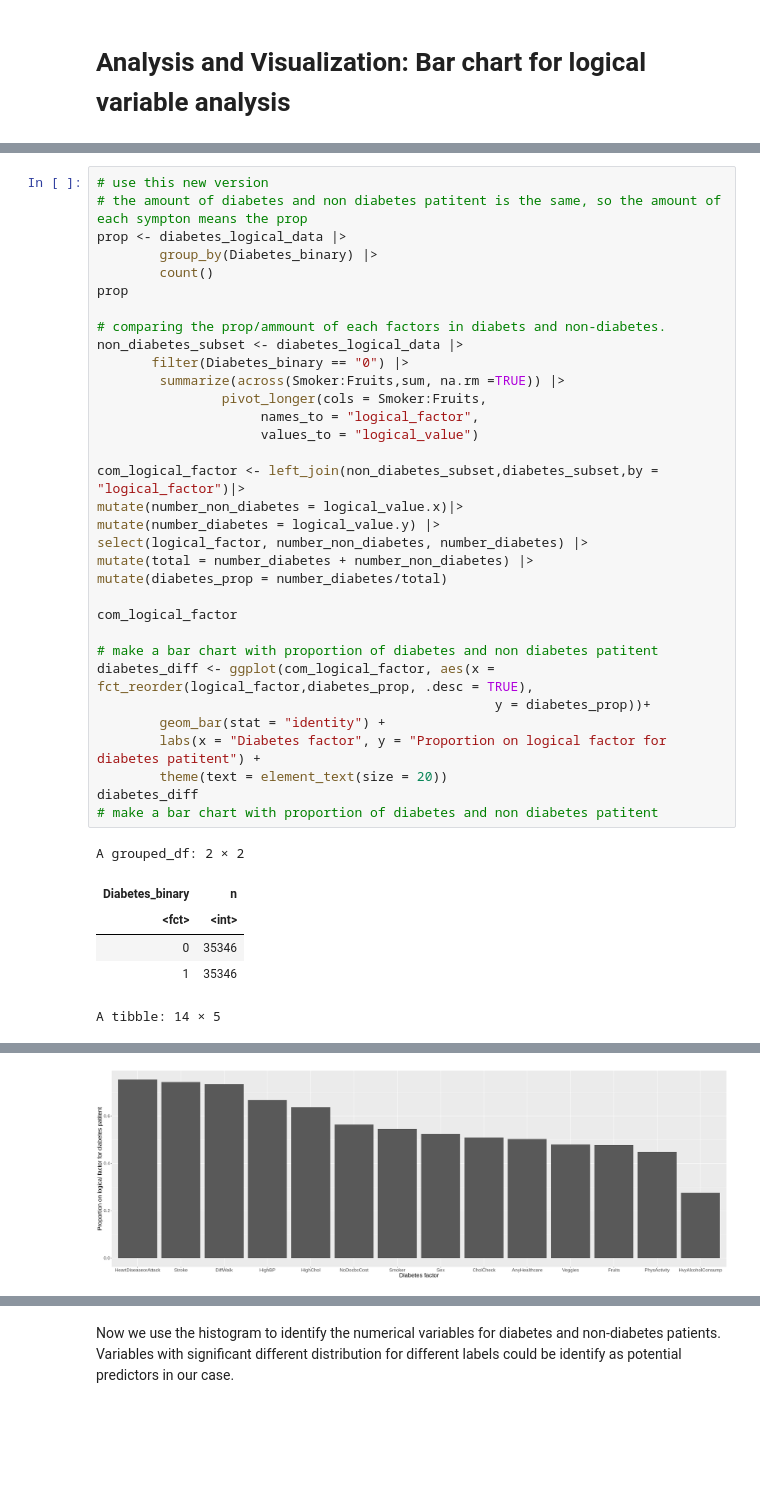
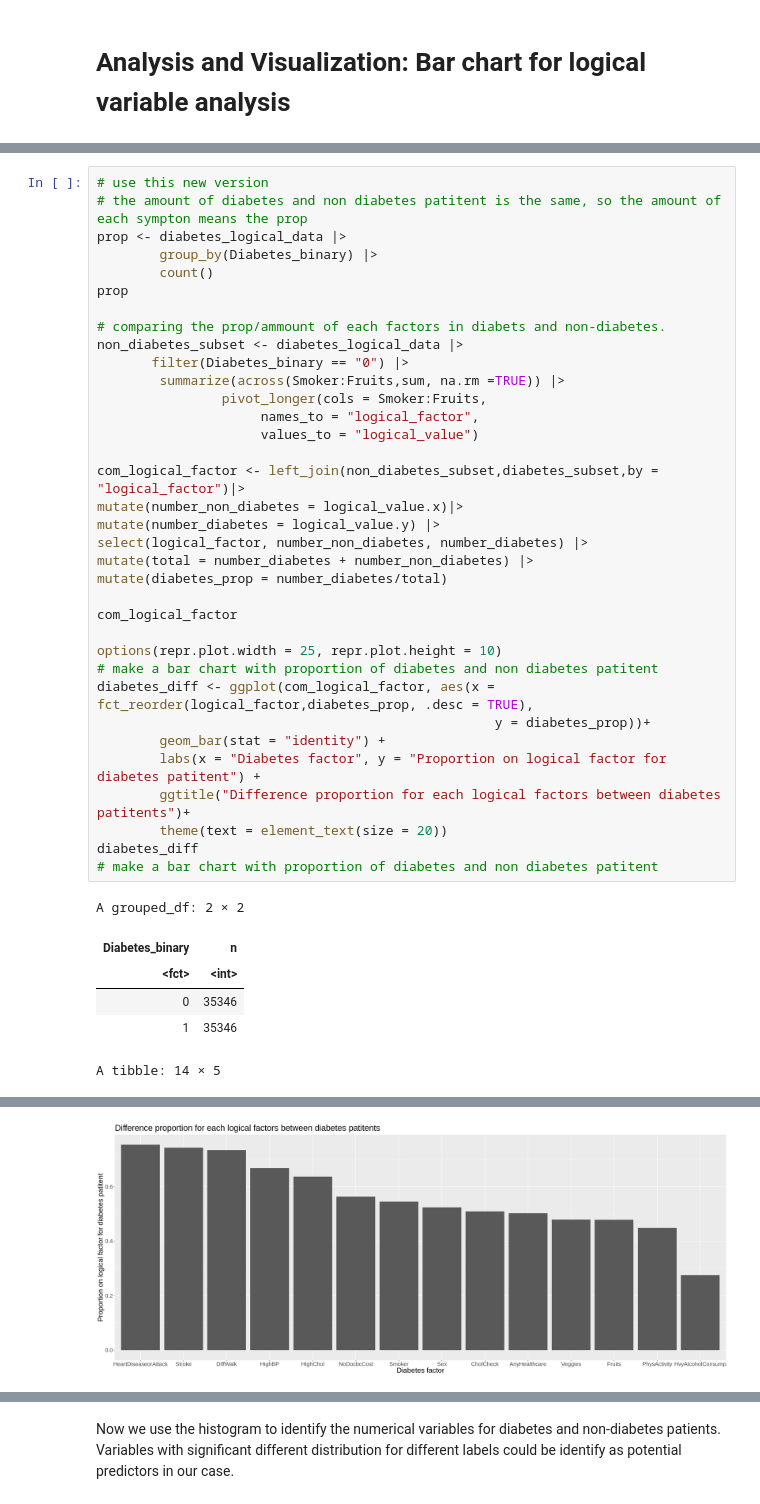
Before and after one commit to plat0cracy/Diabetes_Predictor, a Jupyter notebook: Draft with method 4.ipynb, the cells around one changed output, grey strips where cells are left out. Drawn from its saved outputs; the diff is of its cells as text; blank space fills up the shorter version.

```diff
--- a/Draft with method 4.ipynb
+++ b/Draft with method 4.ipynb
@@ -252,37 +236,39 @@ mutate(diabetes_prop = number_diabetes/total)
 
 com_logical_factor
 
+options(repr.plot.width = 25, repr.plot.height = 10)
 # make a bar chart with proportion of diabetes and non diabetes patitent
 diabetes_diff <- ggplot(com_logical_factor, aes(x = fct_reorder(logical_factor,diabetes_prop, .desc = TRUE),
                                                    y = diabetes_prop))+
         geom_bar(stat = "identity") +
         labs(x = "Diabetes factor", y = "Proportion on logical factor for diabetes patitent") +
+        ggtitle("Difference proportion for each logical factors between diabetes patitents")+
         theme(text = element_text(size = 20))
 diabetes_diff
 # make a bar chart with proportion of diabetes and non diabetes patitent
 # %% [output]
 A grouped_df: 2 × 2
 | Diabetes_binary | n |
 | <fct> | <int> |
 | 0 | 35346 |
 | 1 | 35346 |
 A tibble: 14 × 5
 | logical_factor | number_non_diabetes | number_diabetes | total | diabetes_prop |
 | <chr> | <dbl> | <dbl> | <dbl> | <dbl> |
 | Smoker | 15281 | 18317 | 33598 | 0.5451813 |
 | PhysActivity | 27412 | 22287 | 49699 | 0.4484396 |
 | Veggies | 29024 | 26736 | 55760 | 0.4794835 |
 | HvyAlcoholConsump | 2188 | 832 | 3020 | 0.2754967 |
 | AnyHealthcare | 33584 | 33924 | 67508 | 0.5025182 |
 | NoDocbcCost | 2897 | 3742 | 6639 | 0.5636391 |
 | DiffWalk | 4745 | 13121 | 17866 | 0.7344117 |
 | Sex | 15371 | 16935 | 32306 | 0.5242060 |
 | HighBP | 13228 | 26604 | 39832 | 0.6679052 |
 | HighChol | 13477 | 23686 | 37163 | 0.6373544 |
 | CholCheck | 33838 | 35105 | 68943 | 0.5091888 |
 | Stroke | 1127 | 3268 | 4395 | 0.7435722 |
 | HeartDiseaseorAttack | 2571 | 7878 | 10449 | 0.7539477 |
 | Fruits | 22556 | 20693 | 43249 | 0.4784619 |
-[figure, old version]
+[figure, new version]
 # %% [markdown]
 As we saw from the bar plot,the proportion for HeartDiseaseorAttack, Stroke, and DiffWalk are higher than other factors for diabetes patitents.
```
Also changed, not shown: parts of 32 cells of this notebook.
